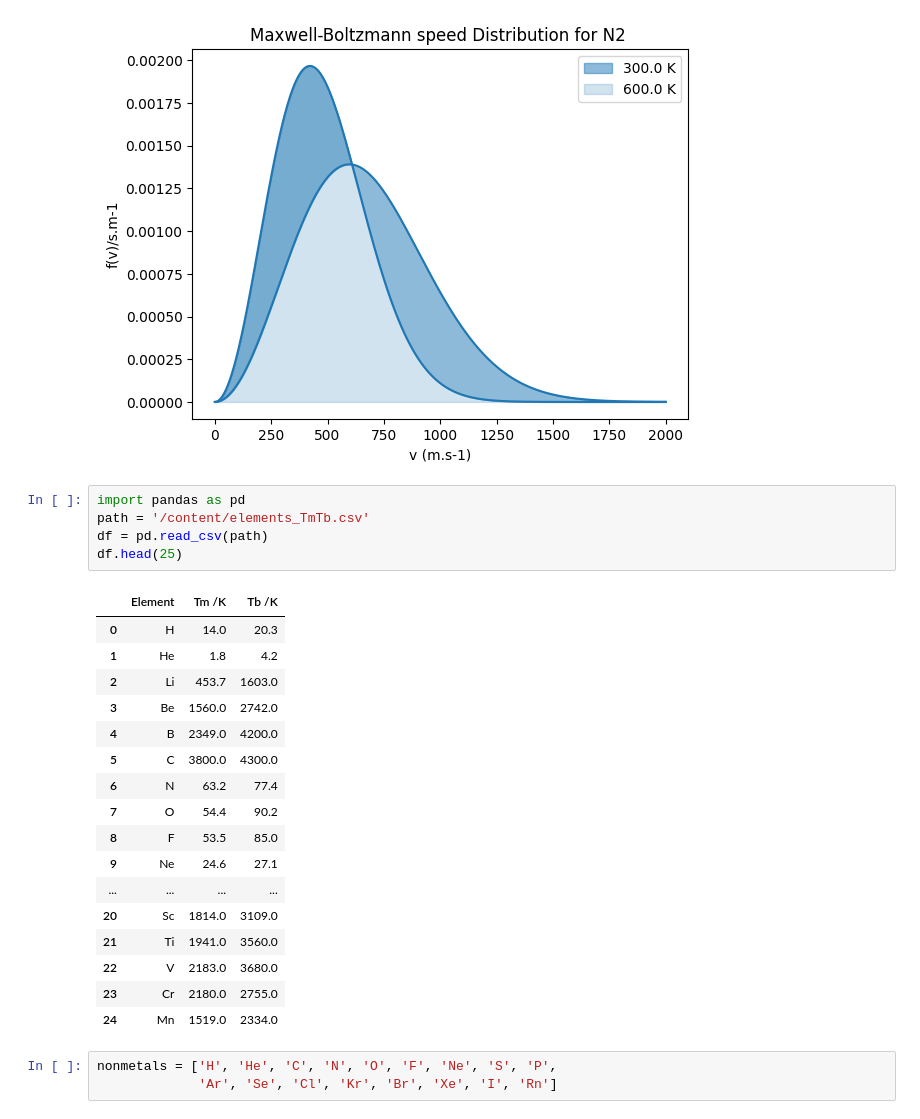
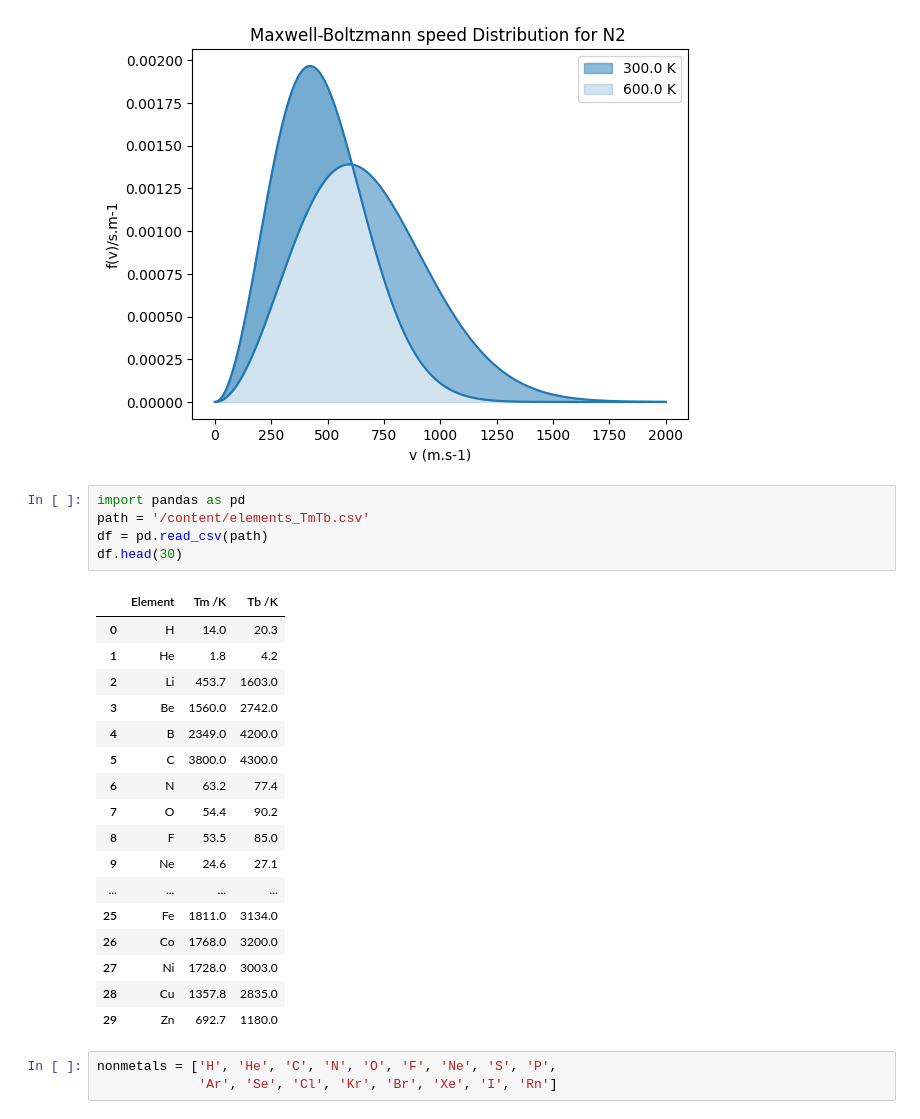
Before and after one commit to Mohankurra/Chemistry-Python, a Jupyter notebook: Python_for_Chemists_Examples.ipynb, the cells around one changed output. Drawn from its saved outputs; the diff is of its cells as text.

```diff
--- a/Python_for_Chemists_Examples.ipynb
+++ b/Python_for_Chemists_Examples.ipynb
@@ -2108,26 +2108,26 @@ plot_MB()
 # %%
 import pandas as pd
 path = '/content/elements_TmTb.csv'
 df = pd.read_csv(path)
-df.head(25)
+df.head(30)
 # %% [output]
 |  | Element | Tm /K | Tb /K |
 | 0 | H | 14.0 | 20.3 |
 | 1 | He | 1.8 | 4.2 |
 | 2 | Li | 453.7 | 1603.0 |
 | 3 | Be | 1560.0 | 2742.0 |
 | 4 | B | 2349.0 | 4200.0 |
 | 5 | C | 3800.0 | 4300.0 |
 | 6 | N | 63.2 | 77.4 |
 | 7 | O | 54.4 | 90.2 |
 | 8 | F | 53.5 | 85.0 |
 | 9 | Ne | 24.6 | 27.1 |
 | ... | ... | ... | ... |
-| 20 | Sc | 1814.0 | 3109.0 |
-| 21 | Ti | 1941.0 | 3560.0 |
-| 22 | V | 2183.0 | 3680.0 |
-| 23 | Cr | 2180.0 | 2755.0 |
-| 24 | Mn | 1519.0 | 2334.0 |
+| 25 | Fe | 1811.0 | 3134.0 |
+| 26 | Co | 1768.0 | 3200.0 |
+| 27 | Ni | 1728.0 | 3003.0 |
+| 28 | Cu | 1357.8 | 2835.0 |
+| 29 | Zn | 692.7 | 1180.0 |
 # %%
 nonmetals = ['H', 'He', 'C', 'N', 'O', 'F', 'Ne', 'S', 'P',
              'Ar', 'Se', 'Cl', 'Kr', 'Br', 'Xe', 'I', 'Rn']
```
Also changed, not shown: parts of 6 cells of this notebook.
